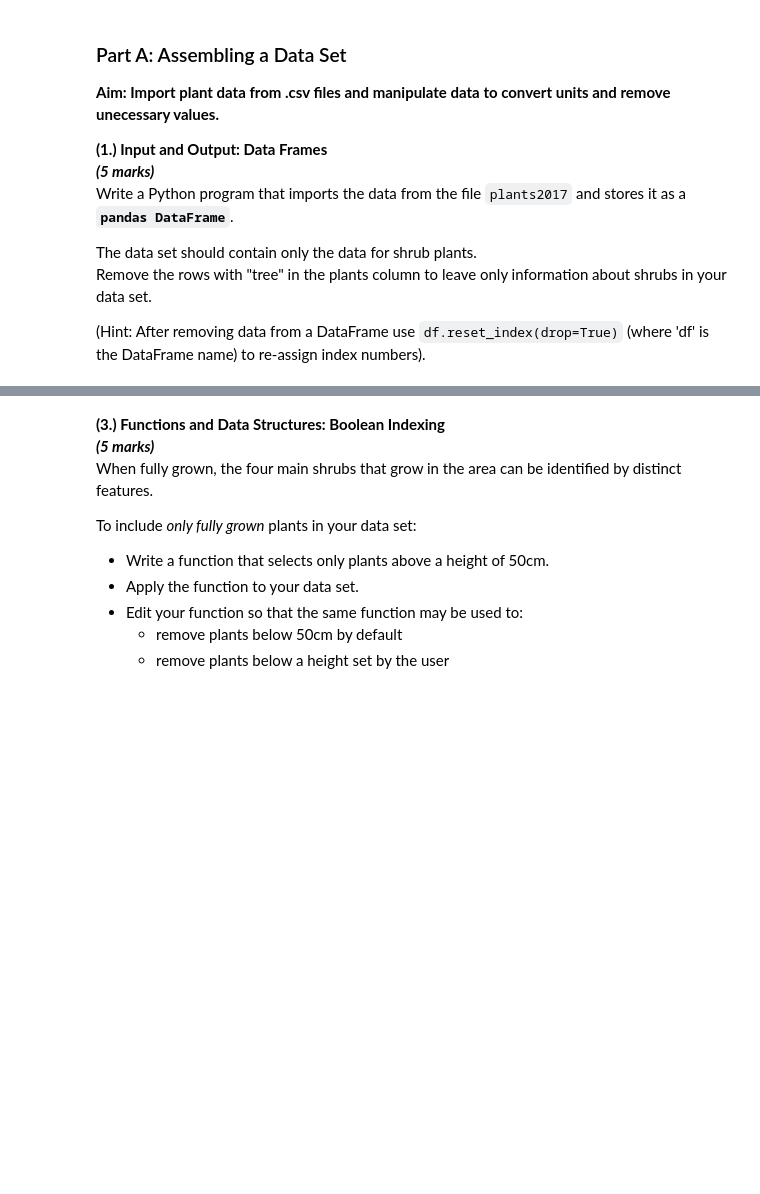
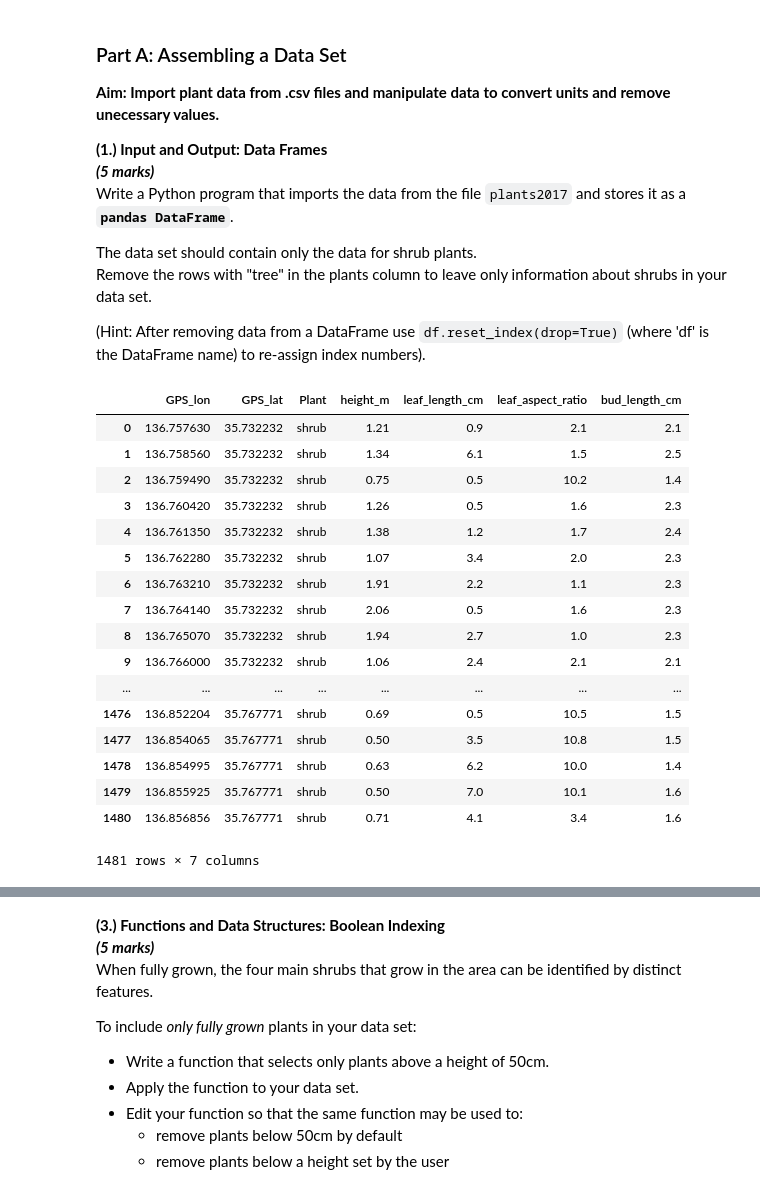
Before and after one commit to zaheirava/snake, a Jupyter notebook: CourseworkAssignment_Student.ipynb, the cells around one changed output, grey strips where cells are left out. Cells and saved outputs as stored; diff of their text form; code cells hidden in the pictures; blank space fills up the shorter version.

```diff
--- a/CourseworkAssignment_Student.ipynb
+++ b/CourseworkAssignment_Student.ipynb
@@ -39,6 +39,36 @@ The data set should contain only the data for shrub plants.
 <br>Remove the rows with "tree" in the plants column to leave only information about shrubs in your data set.
 
 (Hint: After removing data from a DataFrame use `df.reset_index(drop=True)` (where 'df' is the DataFrame name) to re-assign index numbers).
+# %%
+import pandas as pd
+from pandas import read_csv
+from pandas import DataFrame as df
+from IPython.display import display
+
+data=read_csv('sample_data/environmental_survey/plants2017.csv')#,index_col=0)
+#print(data.keys())
+#print(data)
+data.drop(data.index[data.Plant =='tree'], inplace=True)
+data.reset_index(drop=True)
+# %% [output]
+|  | GPS_lon | GPS_lat | Plant | height_m | leaf_length_cm | leaf_aspect_ratio | bud_length_cm |
+| 0 | 136.757630 | 35.732232 | shrub | 1.21 | 0.9 | 2.1 | 2.1 |
+| 1 | 136.758560 | 35.732232 | shrub | 1.34 | 6.1 | 1.5 | 2.5 |
+| 2 | 136.759490 | 35.732232 | shrub | 0.75 | 0.5 | 10.2 | 1.4 |
+| 3 | 136.760420 | 35.732232 | shrub | 1.26 | 0.5 | 1.6 | 2.3 |
+| 4 | 136.761350 | 35.732232 | shrub | 1.38 | 1.2 | 1.7 | 2.4 |
+| 5 | 136.762280 | 35.732232 | shrub | 1.07 | 3.4 | 2.0 | 2.3 |
+| 6 | 136.763210 | 35.732232 | shrub | 1.91 | 2.2 | 1.1 | 2.3 |
+| 7 | 136.764140 | 35.732232 | shrub | 2.06 | 0.5 | 1.6 | 2.3 |
+| 8 | 136.765070 | 35.732232 | shrub | 1.94 | 2.7 | 1.0 | 2.3 |
+| 9 | 136.766000 | 35.732232 | shrub | 1.06 | 2.4 | 2.1 | 2.1 |
+| ... | ... | ... | ... | ... | ... | ... | ... |
+| 1476 | 136.852204 | 35.767771 | shrub | 0.69 | 0.5 | 10.5 | 1.5 |
+| 1477 | 136.854065 | 35.767771 | shrub | 0.50 | 3.5 | 10.8 | 1.5 |
+| 1478 | 136.854995 | 35.767771 | shrub | 0.63 | 6.2 | 10.0 | 1.4 |
+| 1479 | 136.855925 | 35.767771 | shrub | 0.50 | 7.0 | 10.1 | 1.6 |
+| 1480 | 136.856856 | 35.767771 | shrub | 0.71 | 4.1 | 3.4 | 1.6 |
+1481 rows × 7 columns
 # %% [markdown]
 __(2.) Functions__
 <br>__*(5 marks)*__
```
Also changed, not shown: parts of 1 cell of this notebook, 3 other files.
